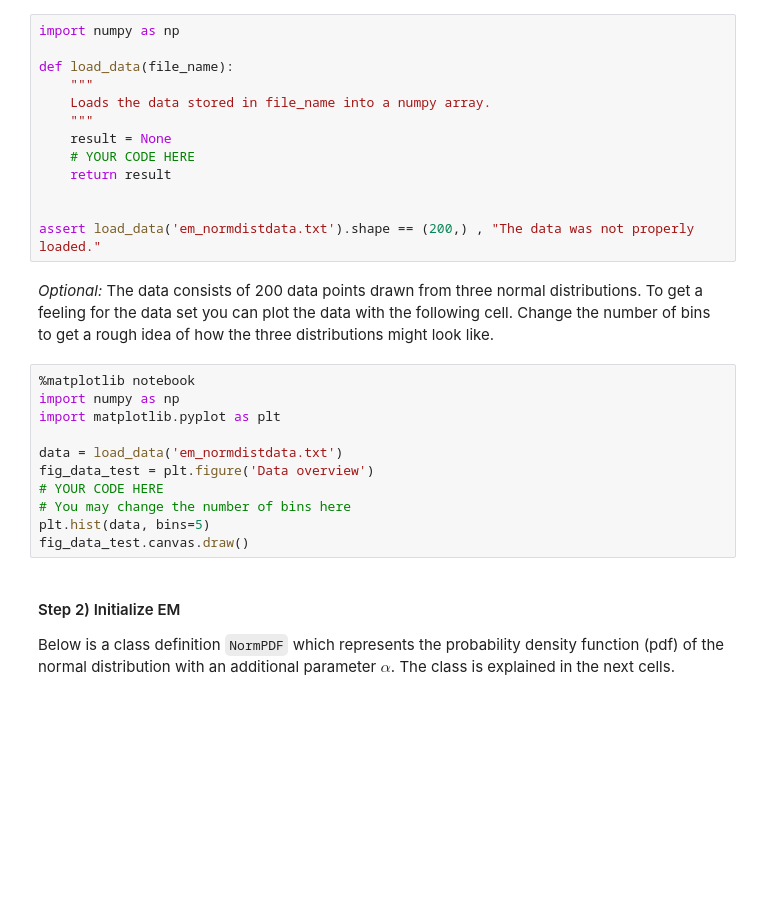
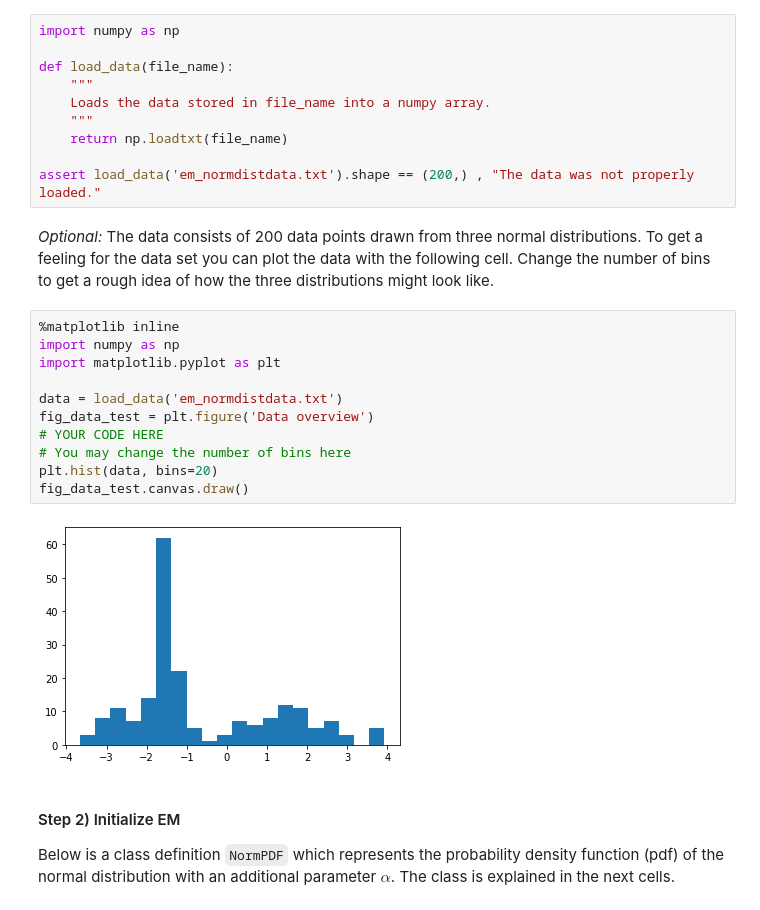
Before and after one commit to tbohne/ML2020, a Jupyter notebook: s3/sheet03.ipynb, the cells around one changed output. Cells and saved outputs as stored; diff of their text form; blank space fills up the shorter version.

```diff
--- a/s3/sheet03.ipynb
+++ b/s3/sheet03.ipynb
@@ -329,25 +329,24 @@ def load_data(file_name):
     """
     Loads the data stored in file_name into a numpy array.
     """
-    result = None
-    # YOUR CODE HERE
-    return result
-
+    return np.loadtxt(file_name)
 
 assert load_data('em_normdistdata.txt').shape == (200,) , "The data was not properly loaded."
 # %% [markdown]
 *Optional:* The data consists of 200 data points drawn from three normal distributions. To get a feeling for the data set you can plot the data with the following cell. Change the number of bins to get a rough idea of how the three distributions might look like.
 # %%
-%matplotlib notebook
+%matplotlib inline
 import numpy as np
 import matplotlib.pyplot as plt
 
 data = load_data('em_normdistdata.txt')
 fig_data_test = plt.figure('Data overview')
 # YOUR CODE HERE
 # You may change the number of bins here
-plt.hist(data, bins=5)
+plt.hist(data, bins=20)
 fig_data_test.canvas.draw()
+# %% [output]
+[figure, added]
 # %% [markdown]
 #### Step 2) Initialize EM
 
```
Also changed, not shown: parts of 9 cells of this notebook, 1 other file.
